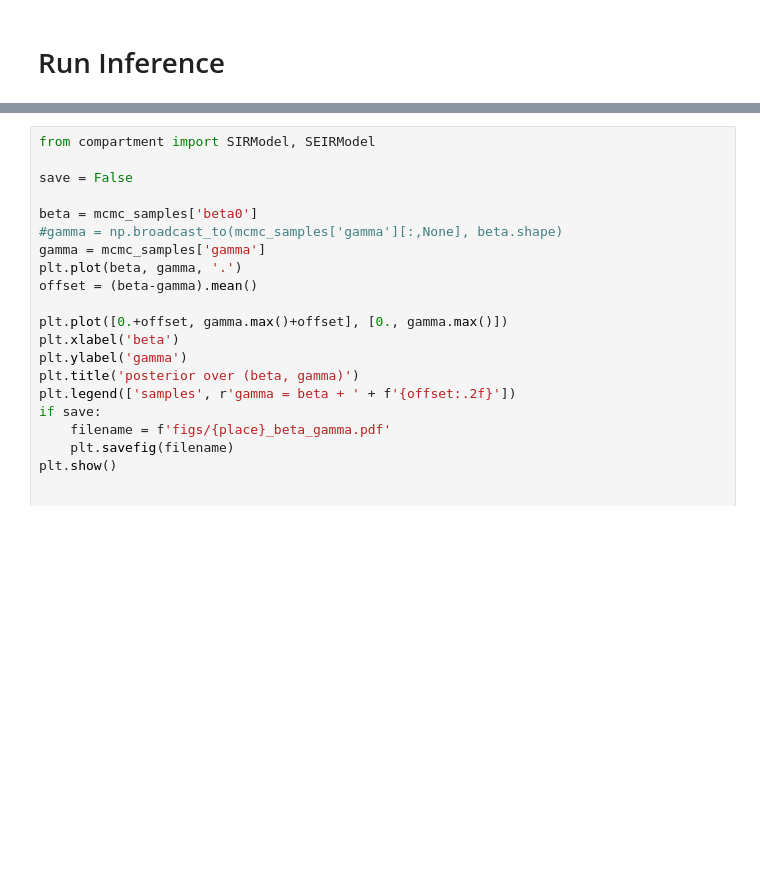
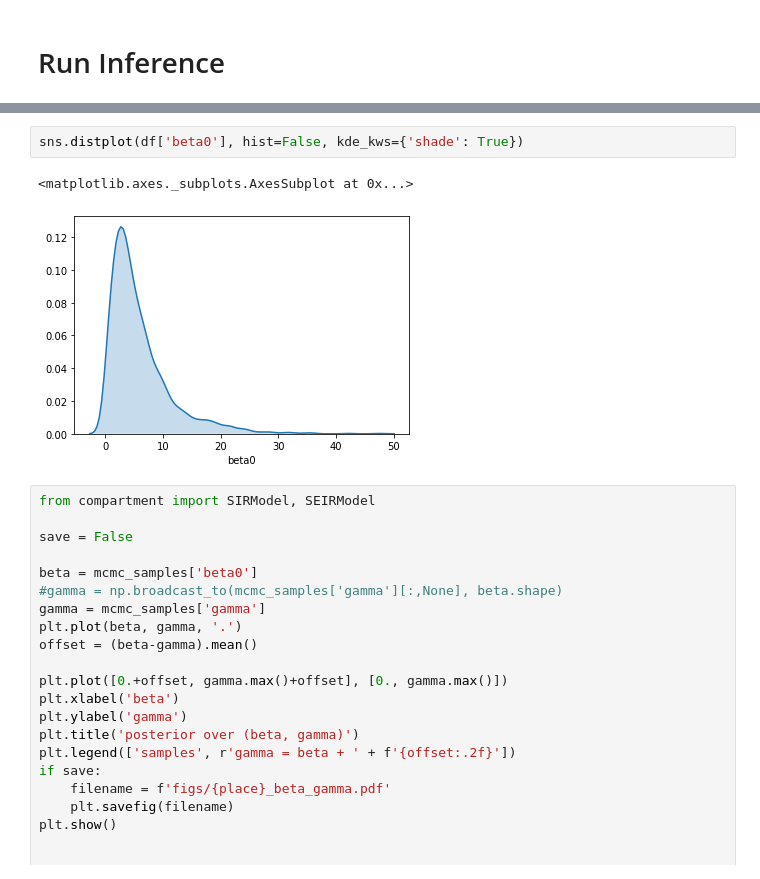
Before and after one commit to dsheldon/covid, a Jupyter notebook: SIR.ipynb, the cells around one changed output, grey strips where cells are left out. Cells and saved outputs as stored; diff of their text form; blank space fills up the shorter version.

```diff
--- a/SIR.ipynb
+++ b/SIR.ipynb
@@ -284,3 +356,8 @@ for place in places:
+# %%
+sns.distplot(df['beta0'], hist=False, kde_kws={'shade': True})
+# %% [output]
+<matplotlib.axes._subplots.AxesSubplot at 0x...>
+[figure, added]
 # %%
 from compartment import SIRModel, SEIRModel
 
```
Also changed, not shown: parts of 9 cells of this notebook, 2 other files.
